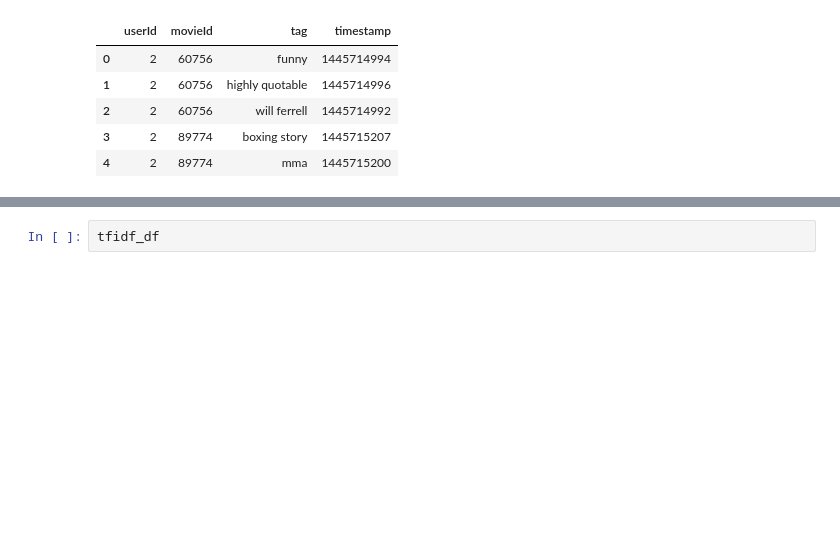
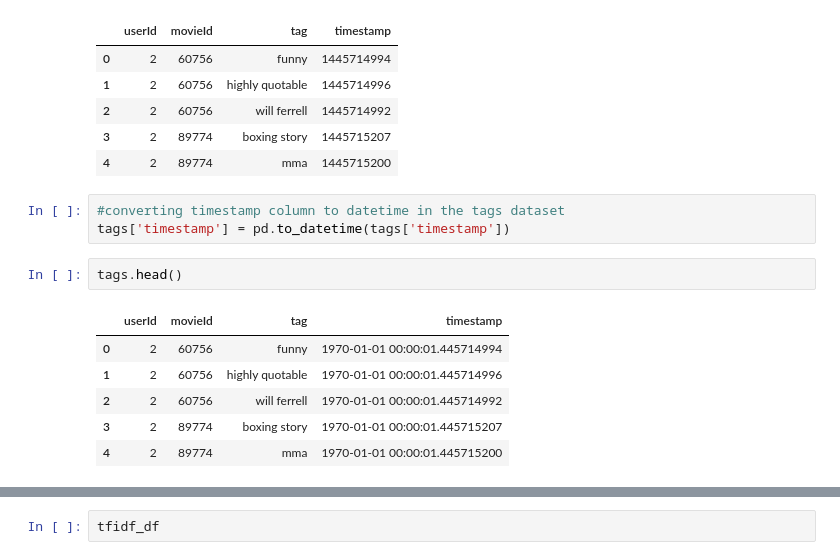
Before and after one commit to geomwangi007/Movie-Recommendation-System-Group_12-Project, a Jupyter notebook: Ipynbs/Mercy.ipynb, the cells around one changed output, grey strips where cells are left out. Drawn from its saved outputs; the diff is of its cells as text; blank space fills up the shorter version.

```diff
--- a/Ipynbs/Mercy.ipynb
+++ b/Ipynbs/Mercy.ipynb
@@ -167,3 +218,15 @@ tags.head()
 | 2 | 2 | 60756 | will ferrell | 1445714992 |
 | 3 | 2 | 89774 | boxing story | 1445715207 |
 | 4 | 2 | 89774 | mma | 1445715200 |
+# %%
+#converting timestamp column to datetime in the tags dataset
+tags['timestamp'] = pd.to_datetime(tags['timestamp'])
+# %%
+tags.head()
+# %% [output]
+|  | userId | movieId | tag | timestamp |
+| 0 | 2 | 60756 | funny | 1970-01-01 00:00:01.445714994 |
+| 1 | 2 | 60756 | highly quotable | 1970-01-01 00:00:01.445714996 |
+| 2 | 2 | 60756 | will ferrell | 1970-01-01 00:00:01.445714992 |
+| 3 | 2 | 89774 | boxing story | 1970-01-01 00:00:01.445715207 |
+| 4 | 2 | 89774 | mma | 1970-01-01 00:00:01.445715200 |
```
Also changed, not shown: parts of 20 cells of this notebook.
